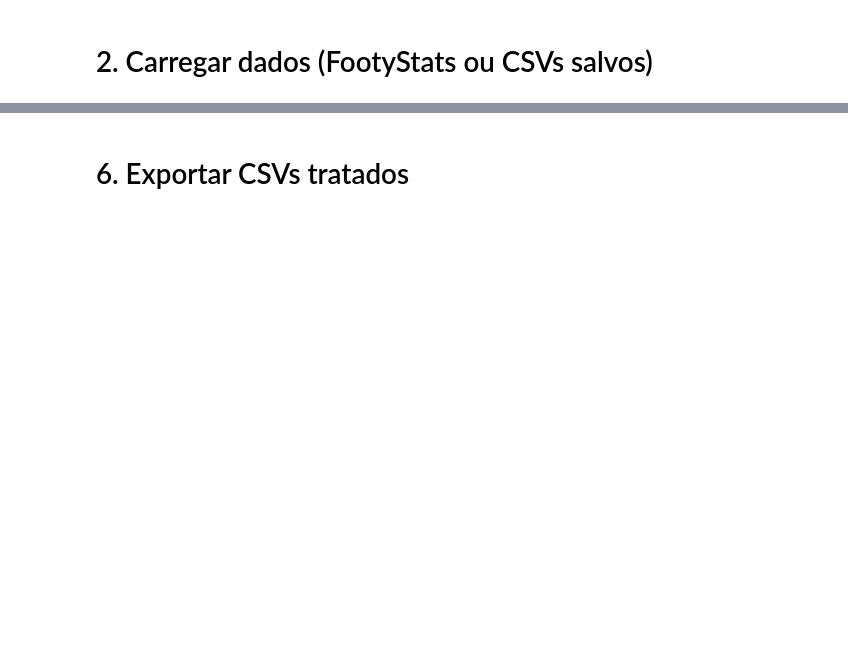
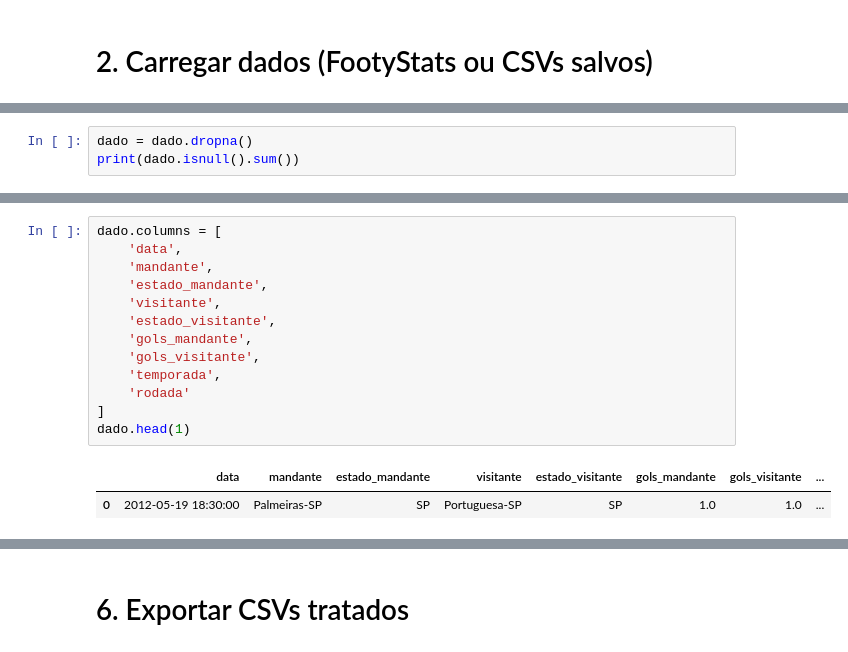
Before and after one commit to danoliveiraed/portfolio-projects, a Jupyter notebook: campeonato-brasileiro-analise/notebook/Campeonato_brasileiro_analise.ipynb, the cells around one changed output, grey strips where cells are left out. Saved outputs shown, nothing was run; the diff lists cells and outputs as text; blank space fills up the shorter version.

```diff
--- a/campeonato-brasileiro-analise/notebook/Campeonato_brasileiro_analise.ipynb
+++ b/campeonato-brasileiro-analise/notebook/Campeonato_brasileiro_analise.ipynb
@@ -16,0 +40,3 @@ import seaborn as sns
+# %%
+dado = dado.dropna()
+print(dado.isnull().sum())
@@ -16,0 +54,16 @@ import seaborn as sns
+# %%
+dado.columns = [
+    'data',
+    'mandante',
+    'estado_mandante',
+    'visitante',
+    'estado_visitante',
+    'gols_mandante',
+    'gols_visitante',
+    'temporada',
+    'rodada'
+]
+dado.head(1)
+# %% [output]
+|  | data | mandante | estado_mandante | visitante | estado_visitante | gols_mandante | gols_visitante | ... |
+| 0 | 2012-05-19 18:30:00 | Palmeiras-SP | SP | Portuguesa-SP | SP | 1.0 | 1.0 | ... |
```
Also changed, not shown: parts of 21 cells of this notebook.
